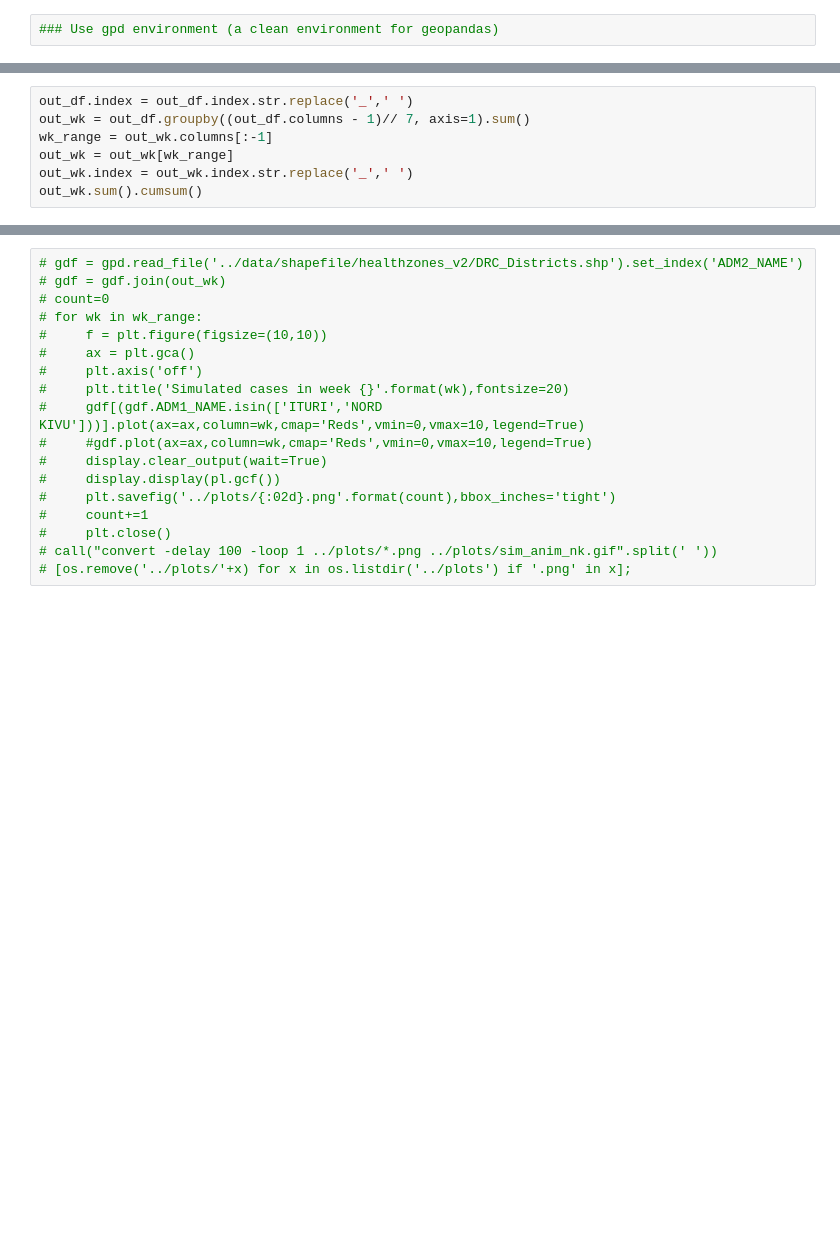
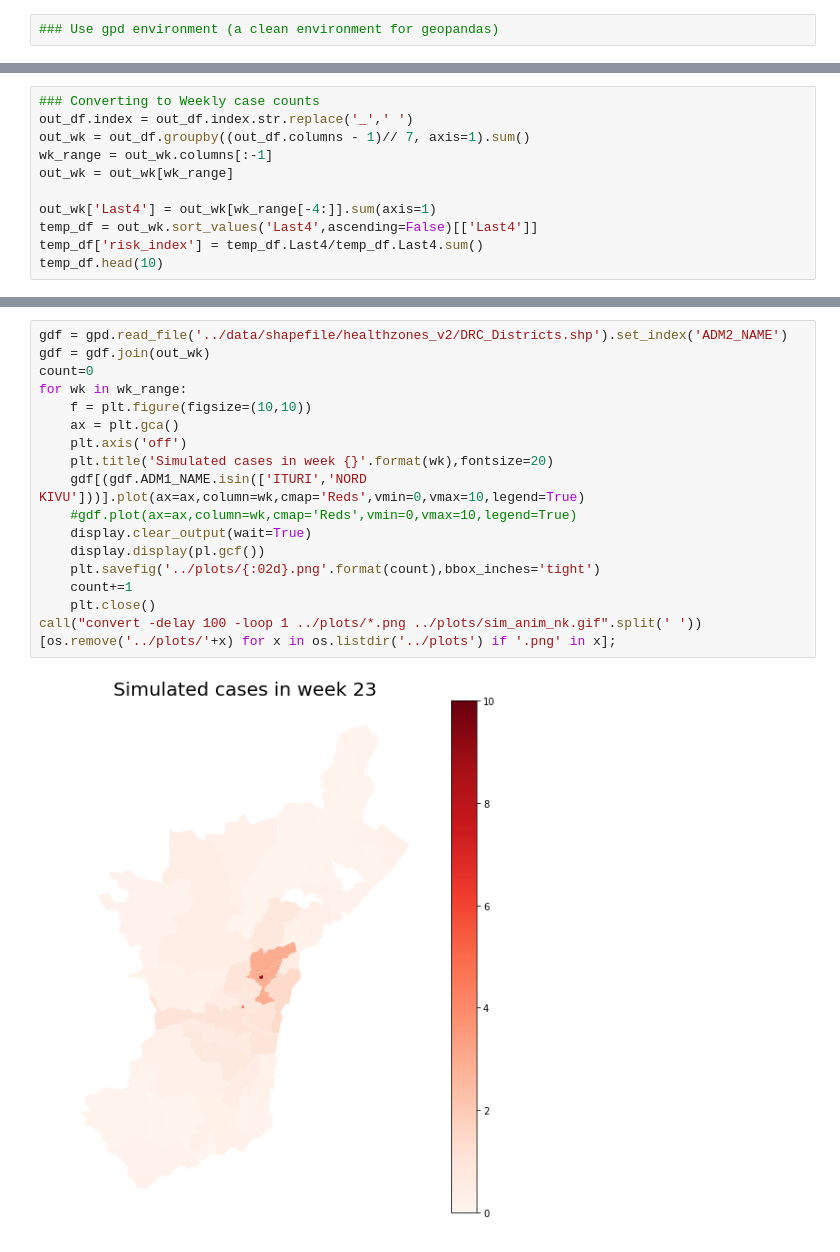
Before and after one commit to NSSAC/DRC_Ebola_2018, a Jupyter notebook: notebooks/DRC_NK_grav_patchsim.ipynb, the cells around one changed output, grey strips where cells are left out. Cells and saved outputs as stored; diff of their text form; blank space fills up the shorter version.

```diff
--- a/notebooks/DRC_NK_grav_patchsim.ipynb
+++ b/notebooks/DRC_NK_grav_patchsim.ipynb
@@ -86,8 +122,12 @@ out_df = out1_df.join(out2_df)
 # %%
+### Converting to Weekly case counts
 out_df.index = out_df.index.str.replace('_',' ')
 out_wk = out_df.groupby((out_df.columns - 1)// 7, axis=1).sum()
 wk_range = out_wk.columns[:-1]
 out_wk = out_wk[wk_range]
-out_wk.index = out_wk.index.str.replace('_',' ')
-out_wk.sum().cumsum()
+
+out_wk['Last4'] = out_wk[wk_range[-4:]].sum(axis=1)
+temp_df = out_wk.sort_values('Last4',ascending=False)[['Last4']]
+temp_df['risk_index'] = temp_df.Last4/temp_df.Last4.sum()
+temp_df.head(10)
 # %% [output]
@@ -111,18 +148,20 @@ dtype: int64
 # %%
-# gdf = gpd.read_file('../data/shapefile/healthzones_v2/DRC_Districts.shp').set_index('ADM2_NAME')
-# gdf = gdf.join(out_wk)
-# count=0
-# for wk in wk_range:
-#     f = plt.figure(figsize=(10,10))
-#     ax = plt.gca()
-#     plt.axis('off')
-#     plt.title('Simulated cases in week {}'.format(wk),fontsize=20)
-#     gdf[(gdf.ADM1_NAME.isin(['ITURI','NORD KIVU']))].plot(ax=ax,column=wk,cmap='Reds',vmin=0,vmax=10,legend=True)
-#     #gdf.plot(ax=ax,column=wk,cmap='Reds',vmin=0,vmax=10,legend=True)
-#     display.clear_output(wait=True)
-#     display.display(pl.gcf())
-#     plt.savefig('../plots/{:02d}.png'.format(count),bbox_inches='tight')
-#     count+=1
-#     plt.close()
-# call("convert -delay 100 -loop 1 ../plots/*.png ../plots/sim_anim_nk.gif".split(' '))
-# [os.remove('../plots/'+x) for x in os.listdir('../plots') if '.png' in x];
+gdf = gpd.read_file('../data/shapefile/healthzones_v2/DRC_Districts.shp').set_index('ADM2_NAME')
+gdf = gdf.join(out_wk)
+count=0
+for wk in wk_range:
+    f = plt.figure(figsize=(10,10))
+    ax = plt.gca()
+    plt.axis('off')
+    plt.title('Simulated cases in week {}'.format(wk),fontsize=20)
+    gdf[(gdf.ADM1_NAME.isin(['ITURI','NORD KIVU']))].plot(ax=ax,column=wk,cmap='Reds',vmin=0,vmax=10,legend=True)
+    #gdf.plot(ax=ax,column=wk,cmap='Reds',vmin=0,vmax=10,legend=True)
+    display.clear_output(wait=True)
+    display.display(pl.gcf())
+    plt.savefig('../plots/{:02d}.png'.format(count),bbox_inches='tight')
+    count+=1
+    plt.close()
+call("convert -delay 100 -loop 1 ../plots/*.png ../plots/sim_anim_nk.gif".split(' '))
+[os.remove('../plots/'+x) for x in os.listdir('../plots') if '.png' in x];
+# %% [output]
+[figure, added]
```
Also changed, not shown: parts of 28 cells of this notebook, 36 other files.
